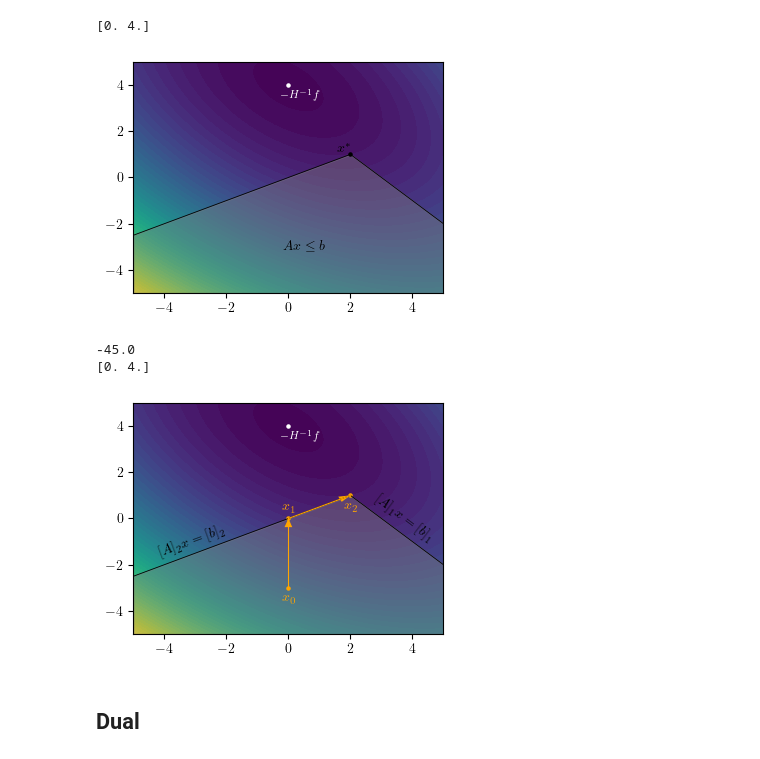
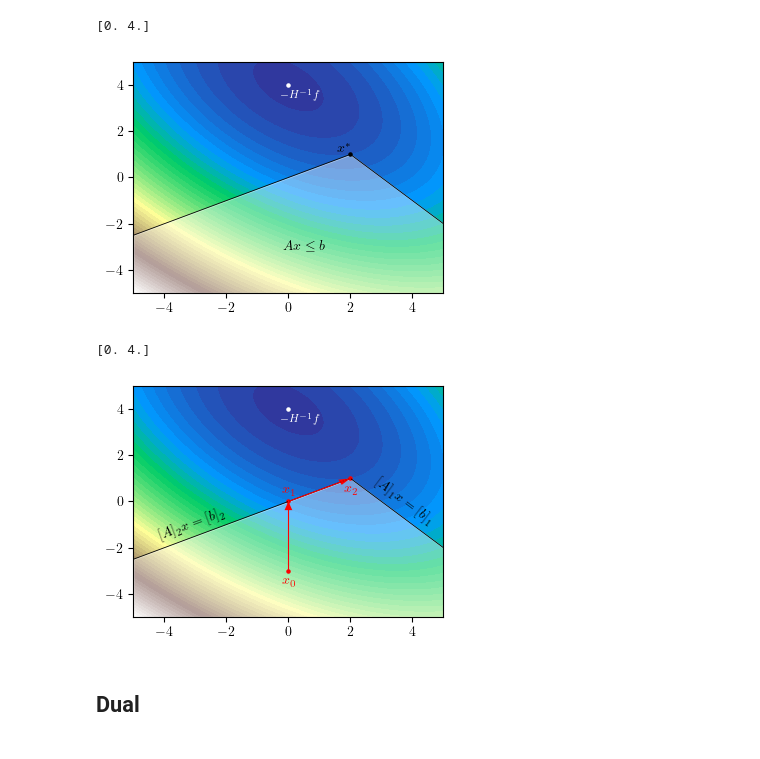
Before and after one commit to ellaschmidtobreick/acc_daqp, a Jupyter notebook: create_example.ipynb, the cells around one changed output. Saved outputs shown, nothing was run; the diff lists cells and outputs as text; code cells hidden in the pictures.

```diff
--- a/create_example.ipynb
+++ b/create_example.ipynb
@@ -33,5 +33,5 @@ Info: {'solve_time': 3.2e-06, 'setup_time': 4.8e-06, 'iterations': 3, 'nodes': 1
 # %%
-from mpl_toolkits.mplot3d import Axes3D
+# Primal QP figure
 
 # Enable LaTeX rendering
 matplotlib.rcParams['text.usetex'] = True
@@ -47,7 +47,7 @@ X, Y = np.meshgrid(x, y)
 Z = quadratic(X, Y)
 
 plt.figure(figsize=(4, 3))
-contour = plt.contourf(X, Y, Z, levels=50, cmap='viridis')
+contour = plt.contourf(X, Y, Z, levels=50, cmap='terrain')
 
 # Define constraints: x + y <= 3 and x - 2y <= 0
 x_vals = np.linspace(-5, 5, 100)
@@ -60,37 +60,37 @@ def y_both(x):
     y2 = x / 2
     return np.minimum(y2, np.minimum(y1, 5))
 y_3 = y_both(x_vals)
 
 # Plot constraint lines
 plt.plot(x1, y1, 'r-', label=r'$x + y \leq 3$',color = "black",lw =0.6)
 plt.plot(x2, y2, 'b-', label=r'$x - 2y \leq 0$',color = "black",lw=0.6)
 
 # unconstraint optimal value
 middle_point = -np.linalg.inv(H)@f
 print(middle_point)
 plt.scatter(middle_point[0],middle_point[1],color = "white", s = 5)
 plt.text(middle_point[0]+1, middle_point[1]-0.2, r'$-H^{-1}f$', fontsize=8, color='white', ha='right', va='top')
 
 # Shade the feasible region
-plt.fill_between(x, y_3, -5, color='grey', alpha=0.4)
+plt.fill_between(x, y_3, -5, color='white', alpha=0.4)
 plt.text(0.5, -3, r'$Ax\leq b$', fontsize=10, color='black', ha='center', va='center')
 
 # constraint optimal value
 plt.scatter(2,1,color = "black", s = 5)
 
 plt.text(2, 1, r'$x^*$', fontsize=10, color='black', ha='right', va='bottom')
 
 # Labels
 
 plt.xlim(-5, 5)
 plt.ylim(-5, 5)
 
 plt.show()
 # %% [output]
 [0. 4.]
-[figure, old version]
+[figure, new version]
 # %%
-from mpl_toolkits.mplot3d import Axes3D
+# Figure: Steps to solve primal QP
 
 # Enable LaTeX rendering
 matplotlib.rcParams['text.usetex'] = True
@@ -106,7 +106,7 @@ X, Y = np.meshgrid(x, y)
 Z = quadratic(X, Y)
 
 plt.figure(figsize=(4, 3))
-contour = plt.contourf(X, Y, Z, levels=50, cmap='viridis')
+contour = plt.contourf(X, Y, Z, levels=50, cmap='terrain')
 
 # Define constraints: x + y <= 3 and x - 2y <= 0
 x_vals = np.linspace(-5, 5, 100)
@@ -122,8 +122,6 @@ y_3 = y_both(x_vals)
 
 # Plot constraint lines
 plt.plot(x1, y1, 'r-', label=r'$x + y \leq 3$',color = "black",lw =0.6)
-angle = np.arctan(-1) * 180 / np.pi
-print(angle)
 plt.text(x1[7], y1[7]-0.3, s=r'$[A]_1x = [b]_1$', fontsize=10, color='black', ha='left', va='center',rotation=-37)
 plt.plot(x2, y2, 'b-', label=r'$x - 2y \leq 0$',color = "black",lw=0.6)
 plt.text(x2[30], y2[30], s=r'$[A]_2x = [b]_2$', fontsize=10, color='black', ha='right', va='center',rotation=20)
@@ -136,34 +134,33 @@ plt.scatter(middle_point[0],middle_point[1],color = "white", s = 5)
 plt.text(middle_point[0]+1, middle_point[1]-0.2, r'$-H^{-1}f$', fontsize=8, color='white', ha='right', va='top')
 
 # Shade the feasible region
-plt.fill_between(x, y_3, -5, color='grey', alpha=0.4)
+plt.fill_between(x, y_3, -5, color='white', alpha=0.4)
 
 # constraint optimal value
 # plt.scatter(2,1,color = "black", s = 5)
 # plt.text(2, 1, r'$x^*$', fontsize=10, color='black', ha='right', va='bottom')
 
 # Steps
-plt.scatter(0,-3,color = "orange", s = 5)
-plt.text(0, -3-0.2, r'$x_0$', fontsize=10, color='orange', ha='center', va='top')
-plt.plot([0,0], [-3,0], 'b-', color = "orange",lw=0.8)
-plt.arrow(0, -1.5, 0,1.5, shape='full', lw=0, length_includes_head=True, head_width=.25,color = "orange")
+plt.scatter(0,-3,color = "red", s = 5)
+plt.text(0, -3-0.2, r'$x_0$', fontsize=10, color='red', ha='center', va='top')
+plt.plot([0,0], [-3,0], 'b-', color = "red",lw=0.8)
+plt.arrow(0, -1.5, 0,1.5, shape='full', lw=0, length_includes_head=True, head_width=.25,color = "red")
 
-plt.scatter(0,0,color = "orange", s = 5)
-plt.text(0, 0+0.2, r'$x_1$', fontsize=10, color='orange', ha='center', va='bottom')
-plt.plot([0,2], [0,1], 'b-', color = "orange",lw=0.8)
-plt.arrow(0, 0, 2,1, shape='full', lw=0, length_includes_head=True, head_width=.25,color = "orange")
+plt.scatter(0,0,color = "red", s = 5)
+plt.text(0, 0+0.2, r'$x_1$', fontsize=10, color='red', ha='center', va='bottom')
+plt.plot([0,2], [0,1], 'b-', color = "red",lw=0.8)
+plt.arrow(0, 0, 2,1, shape='full', lw=0, length_includes_head=True, head_width=.25,color = "red")
 
-plt.scatter(2,1,color = "orange", s = 5)
-plt.text(2, 1-0.2, r'$x_2$', fontsize=10, color='orange', ha='center', va='top')
+plt.scatter(2,1,color = "red", s = 5)
+plt.text(2, 1-0.2, r'$x_2$', fontsize=10, color='red', ha='center', va='top')
 # Labels
 plt.xlim(-5, 5)
 plt.ylim(-5, 5)
 
 plt.show()
 # %% [output]
--45.0
 [0. 4.]
-[figure, old version]
+[figure, new version]
 # %% [markdown]
 ## Dual
 # %%
```
Also changed, not shown: parts of 12 cells of this notebook, 4 other files.
